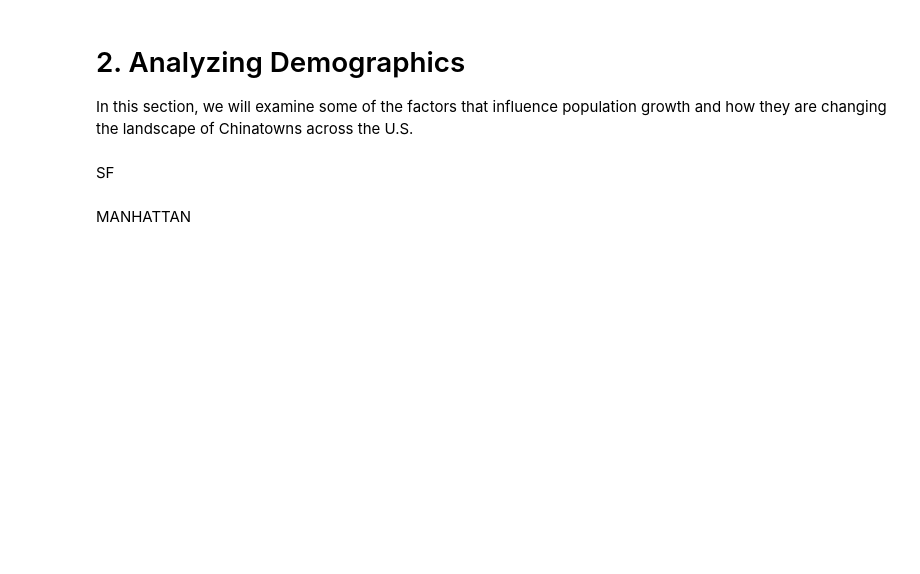
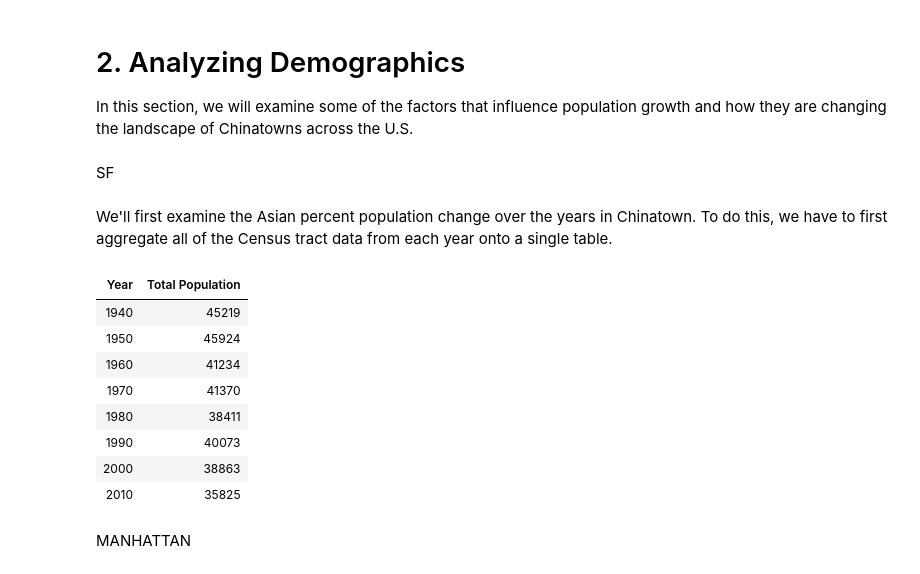
Before and after one commit to ds-modules/XENGLIS-31AC, a Jupyter notebook: XENG_31AC.ipynb, the cells around one changed output. Cells and saved outputs as stored; diff of their text form; code cells hidden in the pictures; blank space fills up the shorter version.

```diff
--- a/XENG_31AC.ipynb
+++ b/XENG_31AC.ipynb
@@ -243,6 +262,25 @@ boston
 In this section, we will examine some of the factors that influence population growth and how they are changing the landscape of Chinatowns across the U.S.
 # %% [markdown]
 SF
+# %% [markdown]
+We'll first examine the Asian percent population change over the years in Chinatown. To do this, we have to first aggregate all of the Census tract data from each year onto a single table.
+# %%
+sf_total_pop = Table().with_columns(
+    'Year', make_array(1940, 1950, 1960, 1970, 1980, 1990, 2000, 2010),
+    'Total Population', make_array(sum([int(i) for i in sf_1940_pop.column(1)]), sum([int(i) for i in sf_1950_pop.column(1)]), sum([int(i) for i in sf_1960_pop.column(1)]), sum([int(i) for i in sf_1970_pop.column(1)]), sum([int(i) for i in sf_1980_pop.column(1)]), sum([int(i) for i in sf_1990_pop.column(1)]), sum([int(i) for i in sf_2000_pop.column(1)]), sum([int(i) for i in sf_2010_pop.column(1)]))
+
+)
+sf_total_pop
+# %% [output]
+| Year | Total Population |
+| 1940 | 45219 |
+| 1950 | 45924 |
+| 1960 | 41234 |
+| 1970 | 41370 |
+| 1980 | 38411 |
+| 1990 | 40073 |
+| 2000 | 38863 |
+| 2010 | 35825 |
 # %% [markdown]
 MANHATTAN
 # %% [markdown]
```
Also changed, not shown: parts of 4 cells of this notebook.
